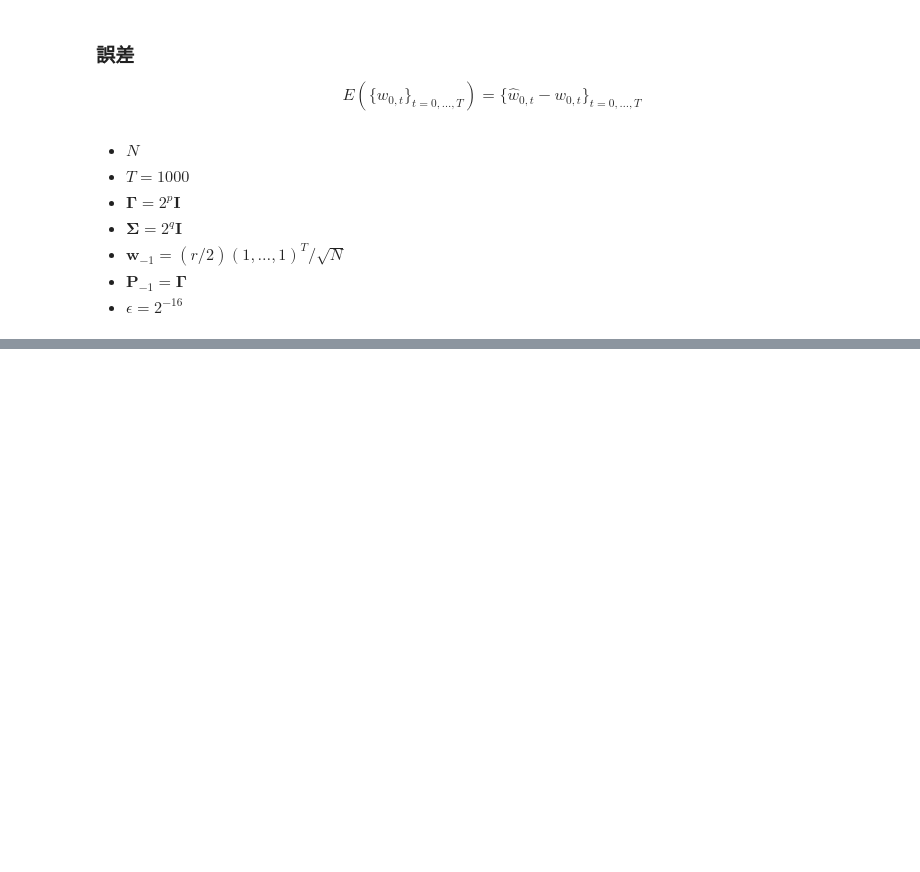
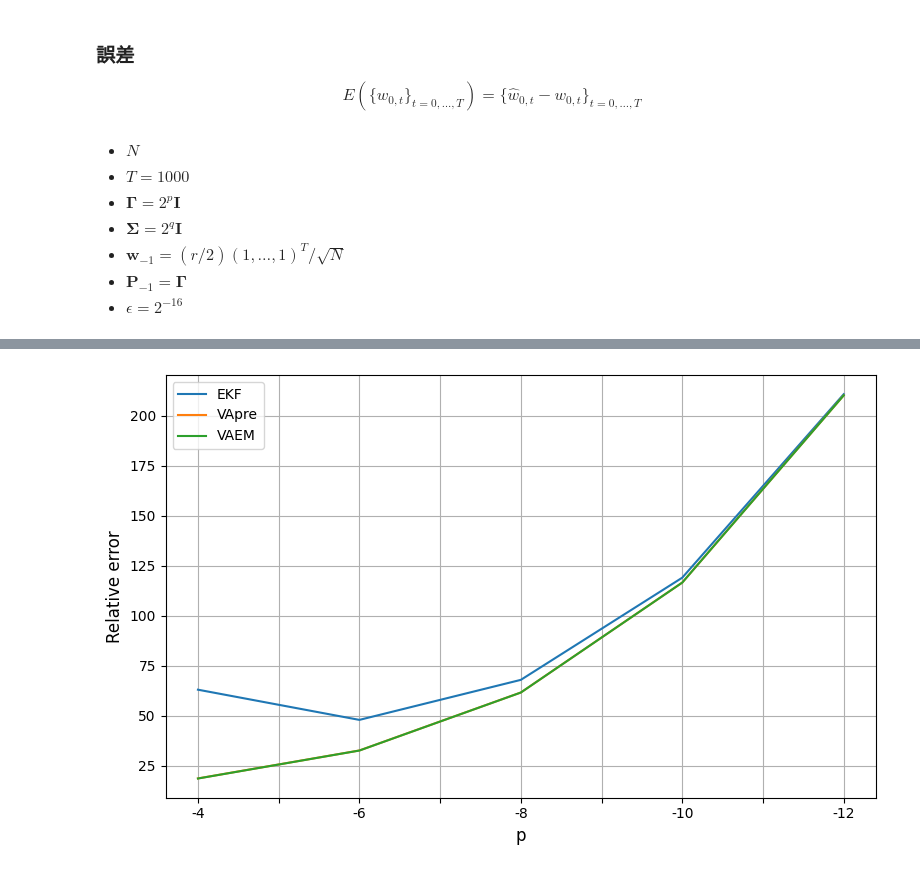
Before and after one commit to SuzuSys/KalmanPaper, a Jupyter notebook: nbs/AnalysisStorage/00_Analysis00.ipynb, the cells around one changed output, grey strips where cells are left out. Saved outputs shown, nothing was run; the diff lists cells and outputs as text; code cells hidden in the pictures; blank space fills up the shorter version.

```diff
--- a/nbs/AnalysisStorage/00_Analysis00.ipynb
+++ b/nbs/AnalysisStorage/00_Analysis00.ipynb
@@ -780,0 +1179,17 @@ Listening on: [localhost:8070](http://localhost:8070)
+# %%
+plt.figure(figsize=(8, 5))
+
+ax = df[df["algorithm"] == "EKF"]["relative_error"].plot(label="EKF")
+df[df["algorithm"] == "VApre"]["relative_error"].plot(ax=ax, label="VApre")
+df[df["algorithm"] == "VAEM"]["relative_error"].plot(ax=ax, label="VAEM")
+
+# ---- ここでラベル等を設定 ----
+ax.set_xlabel("p", fontsize=12)
+ax.set_ylabel("Relative error", fontsize=12)
+ax.legend()
+
+plt.grid(True)
+plt.tight_layout()
+plt.show()
+# %% [output]
+[figure, added]
```
Also changed, not shown: parts of 12 cells of this notebook.
